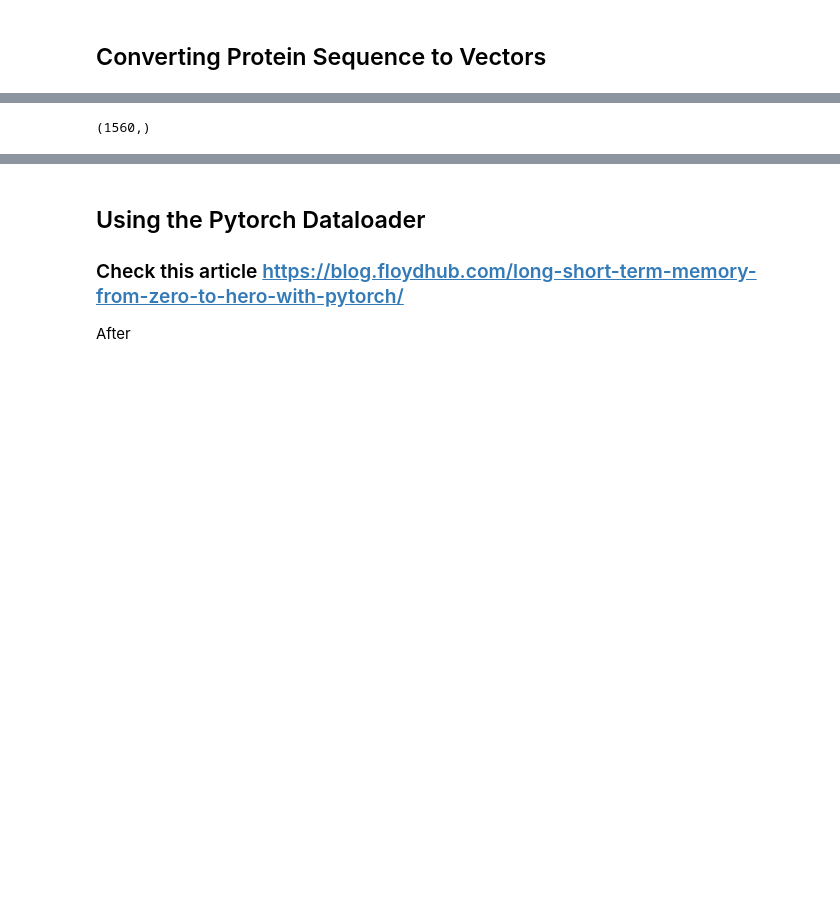
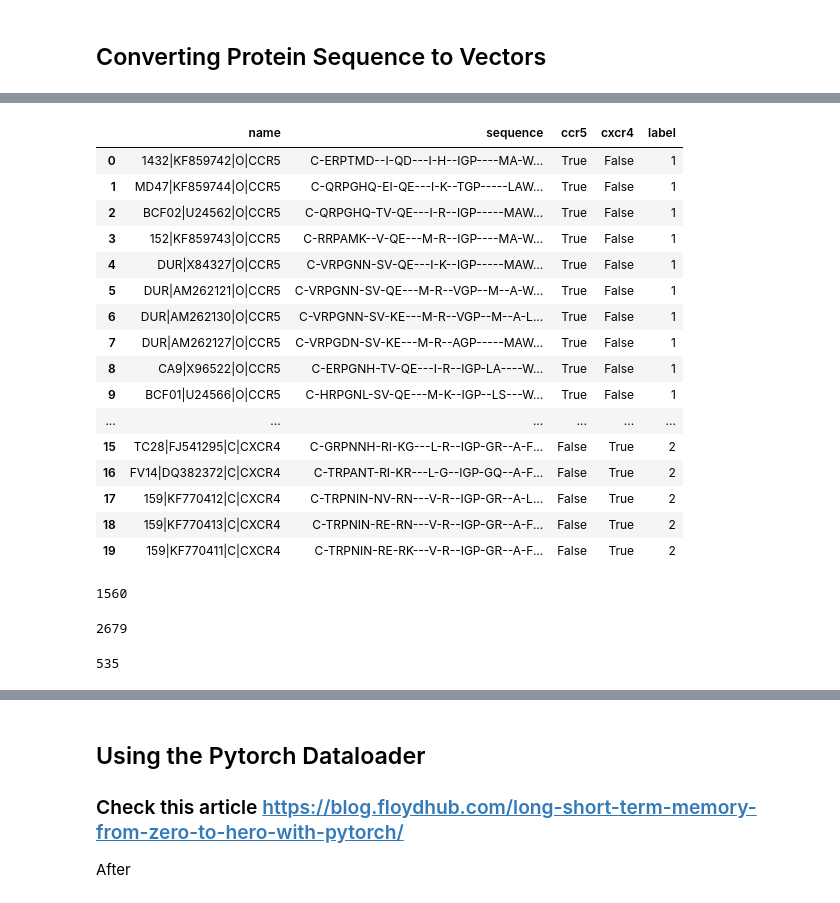
Before and after one commit to GabrielSGoncalves/DeepTropism, a Jupyter notebook: DeepTropism_study.ipynb, the cells around one changed output, grey strips where cells are left out. Cells and saved outputs as stored; diff of their text form; code cells hidden in the pictures; blank space fills up the shorter version.

```diff
--- a/DeepTropism_study.ipynb
+++ b/DeepTropism_study.ipynb
@@ -134,4 +152,0 @@ Need to transform the 2d array into a linear 1d array
-# %%
-get_array_from_sequence(seq).shape
-# %% [output]
-(1560,)
@@ -144,0 +153,20 @@ for aa in seq:
+# %%
+df.head(20)
+# %% [output]
+|  | name | sequence | ccr5 | cxcr4 | label |
+| 0 | 1432|KF859742|O|CCR5 | C-ERPTMD--I-QD---I-H--IGP----MA-W... | True | False | 1 |
+| 1 | MD47|KF859744|O|CCR5 | C-QRPGHQ-EI-QE---I-K--TGP-----LAW... | True | False | 1 |
+| 2 | BCF02|U24562|O|CCR5 | C-QRPGHQ-TV-QE---I-R--IGP-----MAW... | True | False | 1 |
+| 3 | 152|KF859743|O|CCR5 | C-RRPAMK--V-QE---M-R--IGP----MA-W... | True | False | 1 |
+| 4 | DUR|X84327|O|CCR5 | C-VRPGNN-SV-QE---I-K--IGP-----MAW... | True | False | 1 |
+| 5 | DUR|AM262121|O|CCR5 | C-VRPGNN-SV-QE---M-R--VGP--M--A-W... | True | False | 1 |
+| 6 | DUR|AM262130|O|CCR5 | C-VRPGNN-SV-KE---M-R--VGP--M--A-L... | True | False | 1 |
+| 7 | DUR|AM262127|O|CCR5 | C-VRPGDN-SV-KE---M-R--AGP-----MAW... | True | False | 1 |
+| 8 | CA9|X96522|O|CCR5 | C-ERPGNH-TV-QE---I-R--IGP-LA----W... | True | False | 1 |
+| 9 | BCF01|U24566|O|CCR5 | C-HRPGNL-SV-QE---M-K--IGP--LS---W... | True | False | 1 |
+| ... | ... | ... | ... | ... | ... |
+| 15 | TC28|FJ541295|C|CXCR4 | C-GRPNNH-RI-KG---L-R--IGP-GR--A-F... | False | True | 2 |
+| 16 | FV14|DQ382372|C|CXCR4 | C-TRPANT-RI-KR---L-G--IGP-GQ--A-F... | False | True | 2 |
+| 17 | 159|KF770412|C|CXCR4 | C-TRPNIN-NV-RN---V-R--IGP-GR--A-L... | False | True | 2 |
+| 18 | 159|KF770413|C|CXCR4 | C-TRPNIN-RE-RN---V-R--IGP-GR--A-F... | False | True | 2 |
+| 19 | 159|KF770411|C|CXCR4 | C-TRPNIN-RE-RK---V-R--IGP-GR--A-F... | False | True | 2 |
@@ -144,0 +182,8 @@ for aa in seq:
+# %%
+len(list_data[0])
+# %% [output]
+1560
+# %%
+len(list_labels)
+# %% [output]
+2679
@@ -144,0 +200,4 @@ for aa in seq:
+# %%
+split
+# %% [output]
+535
```
Also changed, not shown: parts of 48 cells of this notebook.
